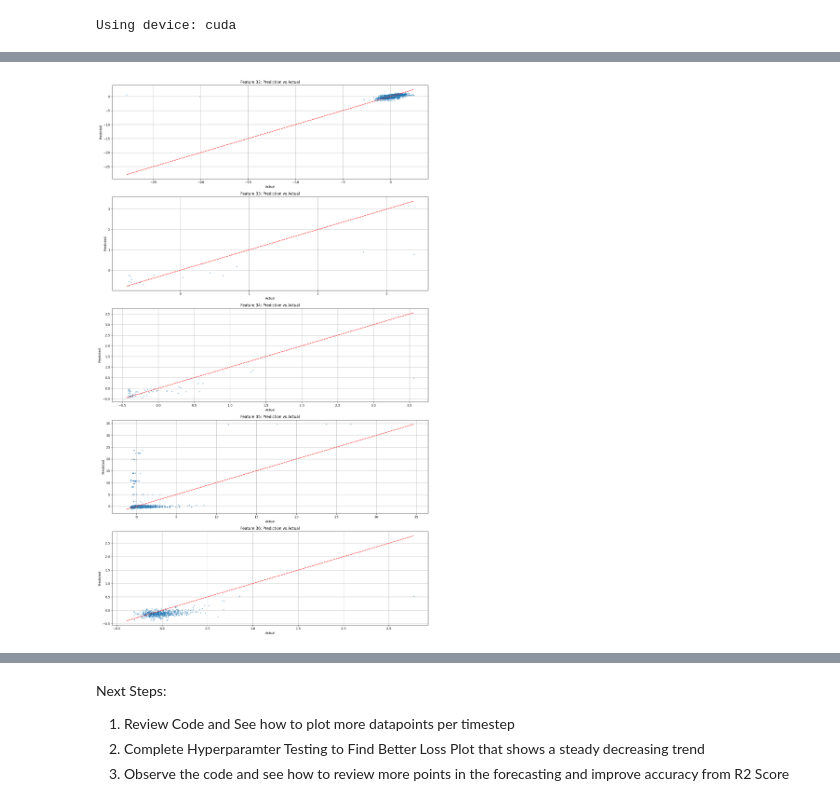
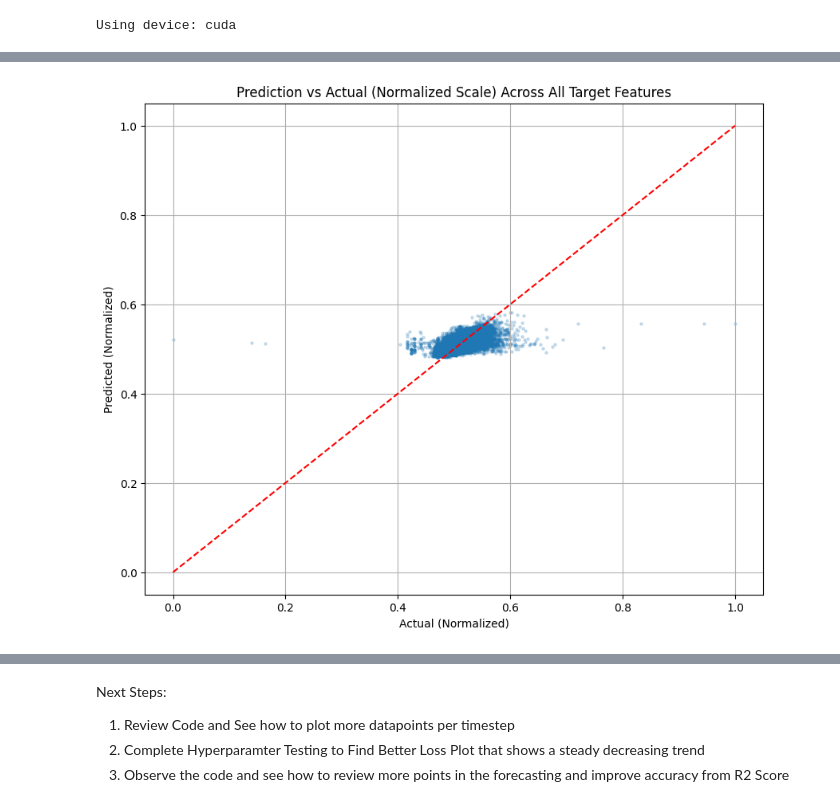
Before and after one commit to saahilsanganeriya/GraphML-imts, a Jupyter notebook: src/models/T_PatchGNN.ipynb, the cells around one changed output, grey strips where cells are left out. Drawn from its saved outputs; the diff is of its cells as text; code cells hidden in the pictures.

Commit message:
add plots for metrics and change the forecasting plot for both models

```diff
--- a/src/models/T_PatchGNN.ipynb
+++ b/src/models/T_PatchGNN.ipynb
@@ -1168,42 +1248,39 @@ plt.show()
 # %%
-# Plotting prediction vs actual for a few features from the test set
-# Selecting a few features to visualize (e.g., the last 5)
-num_features_to_plot = min(5, preds.size(2)) # Don't plot more features than exist
-
+# Plotting prediction vs actual for all features from the test set on a normalized scale
 # Flatten the batch and sequence length for easier plotting
 preds_flat = preds.view(-1, preds.size(2))
 tgts_flat = tgts.view(-1, tgts.size(2))
 masks_flat = masks.view(-1, masks.size(2))
 
-plt.figure(figsize=(15, 5 * num_features_to_plot))
-for i in range(num_features_to_plot):
-    plt.subplot(num_features_to_plot, 1, i + 1)
-    # Select the i-th feature from the end's flattened predictions, targets, and masks
-    feature_index = preds.size(2) - num_features_to_plot + i
-    preds_feature_flat = preds_flat[:, feature_index]
-    tgts_feature_flat = tgts_flat[:, feature_index]
-    masks_feature_flat = masks_flat[:, feature_index]
+# Filter out padded values using the mask
+preds_observed = preds_flat[masks_flat.bool()]
+tgts_observed = tgts_flat[masks_flat.bool()]
 
+plt.figure(figsize=(10, 8))
 
-    # Filter out padded values for the current feature using its mask
-    preds_feature_observed = preds_feature_flat[masks_feature_flat.bool()]
-    tgts_feature_observed = tgts_feature_flat[masks_feature_flat.bool()]
+if tgts_observed.numel() > 0: # Only plot if there are observed values
+    # Normalize the observed values for plotting
+    # Simple min-max normalization for visualization purposes
+    min_val = min(tgts_observed.min(), preds_observed.min())
+    max_val = max(tgts_observed.max(), preds_observed.max())
 
-    if tgts_feature_observed.numel() > 0: # Only plot if there are observed values for this feature
-        plt.scatter(tgts_feature_observed.numpy(), preds_feature_observed.numpy(), alpha=0.5, s=5)
-        plt.xlabel('Actual')
-        plt.ylabel('Predicted')
-        plt.title(f'Feature {feature_index+1}: Prediction vs Actual')
-        # Add a line for perfect prediction
-        min_val = min(tgts_feature_observed.min(), preds_feature_observed.min())
-        max_val = max(tgts_feature_observed.max(), preds_feature_observed.max())
-        plt.plot([min_val.numpy(), max_val.numpy()], [min_val.numpy(), max_val.numpy()], 'r--')
+    if max_val - min_val > 0:
+        preds_normalized = (preds_observed - min_val) / (max_val - min_val)
+        tgts_normalized = (tgts_observed - min_val) / (max_val - min_val)
+
+        plt.scatter(tgts_normalized.numpy(), preds_normalized.numpy(), alpha=0.2, s=5)
+        plt.xlabel('Actual (Normalized)')
+        plt.ylabel('Predicted (Normalized)')
+        plt.title('Prediction vs Actual (Normalized Scale) Across All Target Features')
+        # Add a line for perfect prediction on the normalized scale
+        plt.plot([0, 1], [0, 1], 'r--')
         plt.grid(True)
     else:
-        plt.title(f'Feature {feature_index+1}: No observed values to plot')
+         plt.title('No variance in observed values to normalize and plot.')
 
+else:
+    plt.title('No observed values to plot.')
 
-plt.tight_layout()
 plt.show()
 # %% [output]
-[figure, old version]
+[figure, new version]
```
Also changed, not shown: parts of 10 cells of this notebook, 1 other file.
